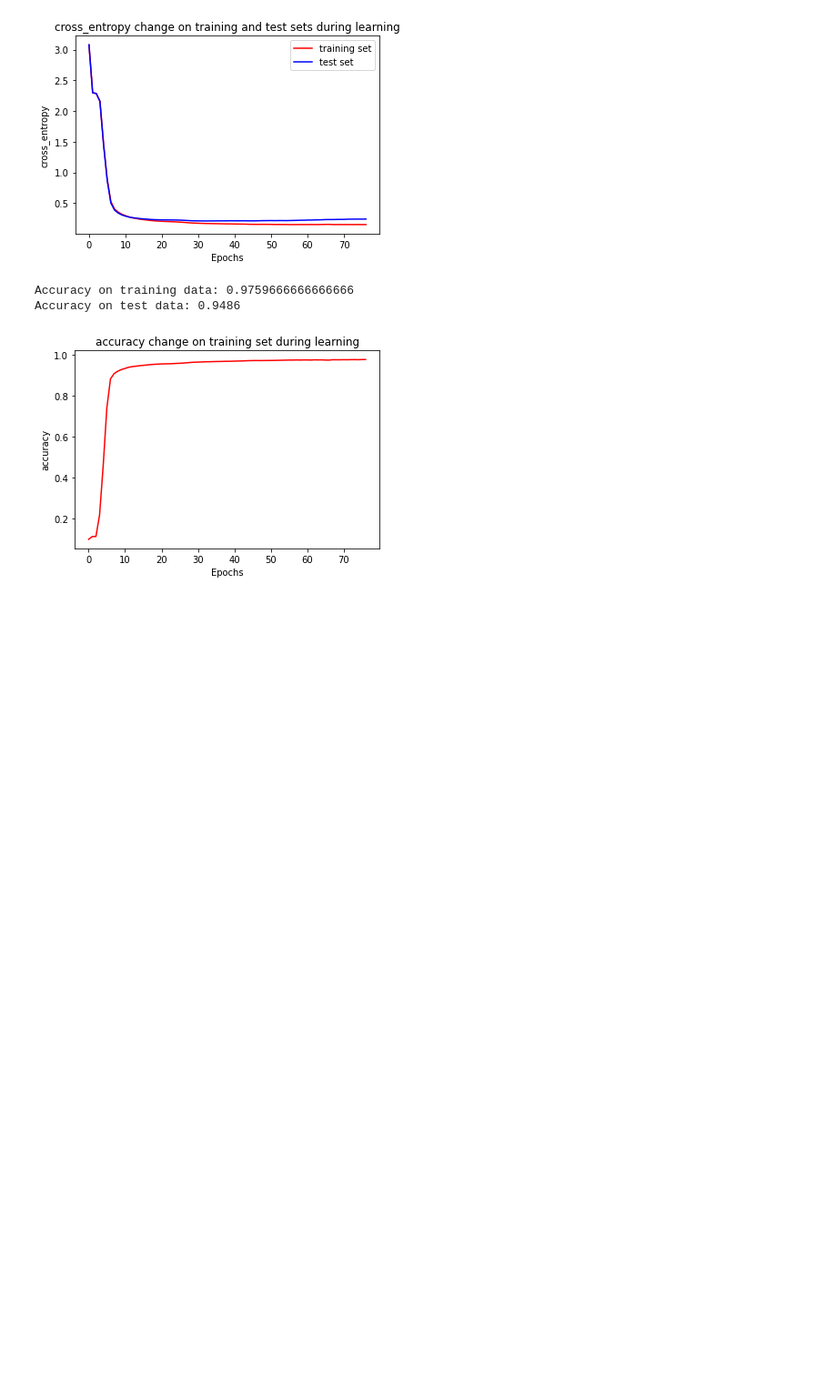
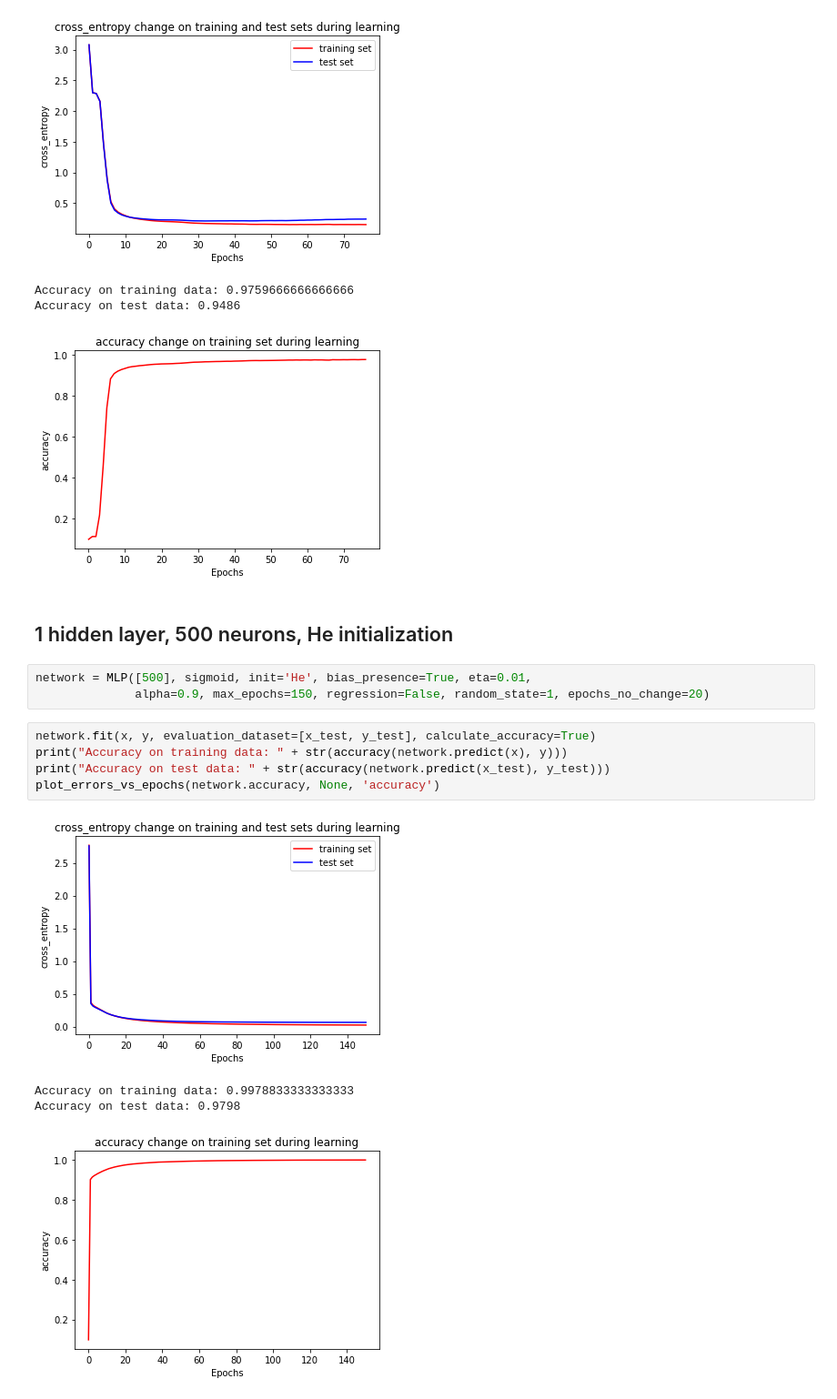
Before and after one commit to airi314/DeepLearning2021, a Jupyter notebook: Project_1/MNIST.ipynb, the cells around one changed output. Shown at 91% size. Saved outputs shown, nothing was run; the diff lists cells and outputs as text; blank space fills up the shorter version.

Commit message:
results on mnist dataset vol2

```diff
--- a/Project_1/MNIST.ipynb
+++ b/Project_1/MNIST.ipynb
@@ -162,3 +184,18 @@ Stop training process after 75 epochs. There were 20 epochs with no improvement.
 Accuracy on training data: 0.9759666666666666
 Accuracy on test data: 0.9486
 [figure]
+# %% [markdown]
+## 1 hidden layer, 500 neurons, He initialization
+# %%
+network = MLP([500], sigmoid, init='He', bias_presence=True, eta=0.01,
+              alpha=0.9, max_epochs=150, regression=False, random_state=1, epochs_no_change=20)
+# %%
+network.fit(x, y, evaluation_dataset=[x_test, y_test], calculate_accuracy=True)
+print("Accuracy on training data: " + str(accuracy(network.predict(x), y)))
+print("Accuracy on test data: " + str(accuracy(network.predict(x_test), y_test)))
+plot_errors_vs_epochs(network.accuracy, None, 'accuracy')
+# %% [output]
+[figure, added]
+Accuracy on training data: 0.9978833333333333
+Accuracy on test data: 0.9798
+[figure, added]
```
Also changed, not shown: parts of 16 cells of this notebook.
